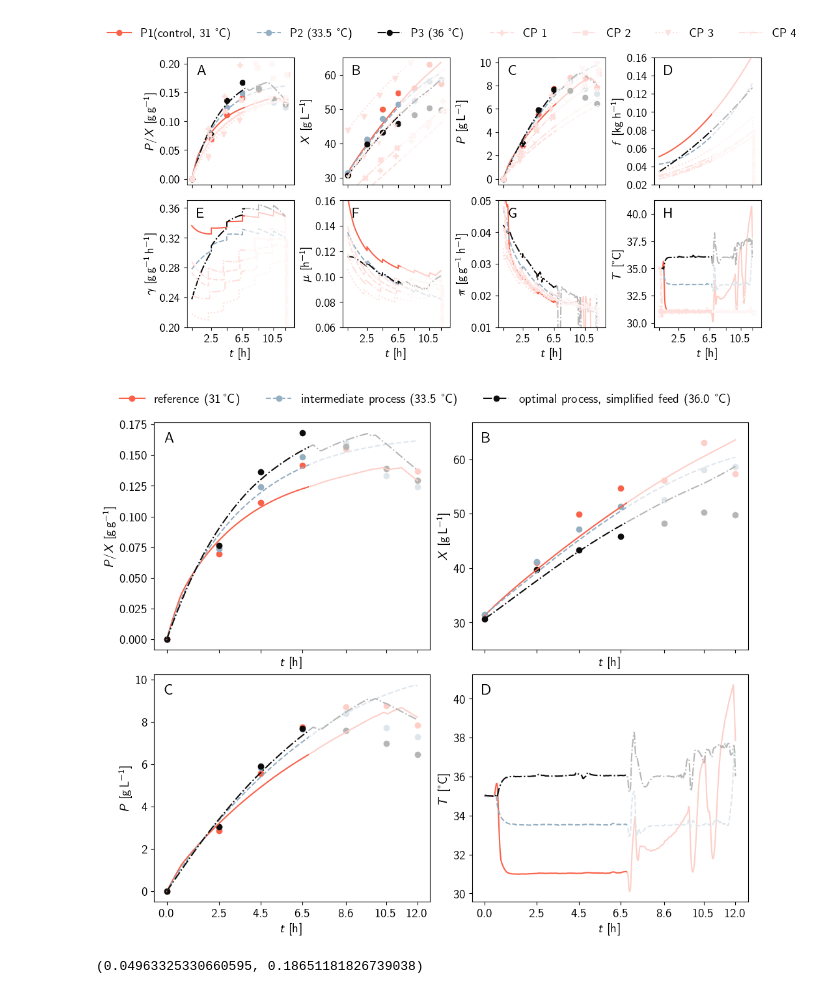
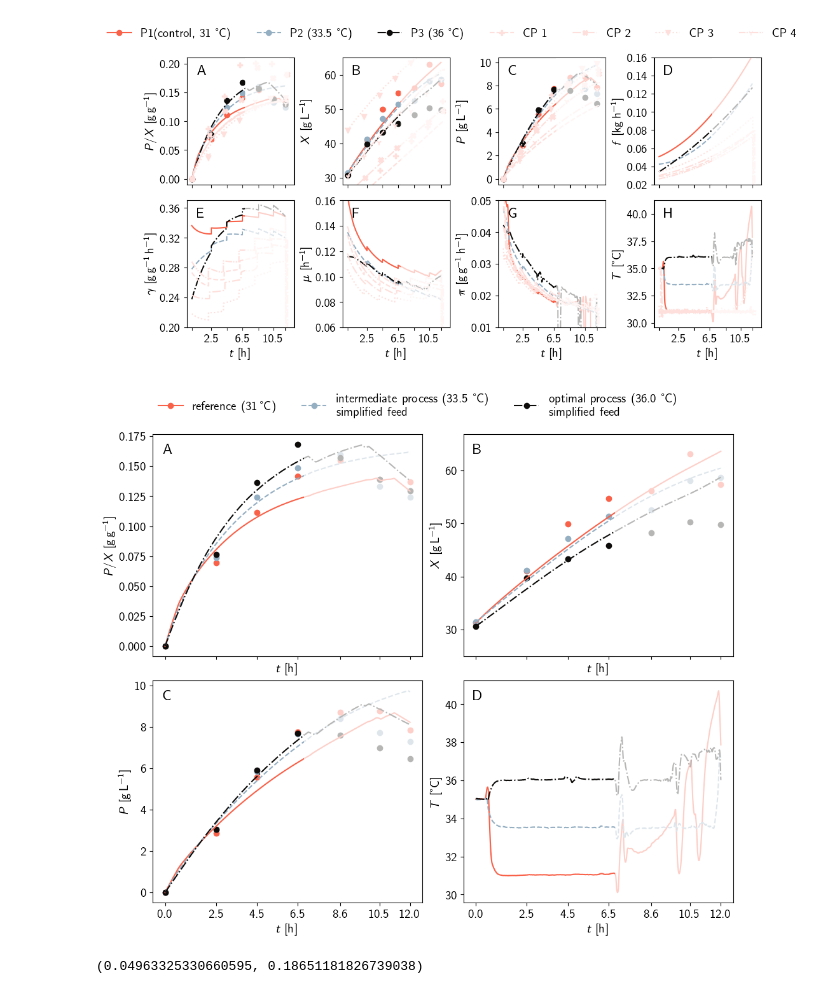
Before and after one commit to gschloegel/OptFed, a Jupyter notebook: code/04_validation.ipynb, the cells around one changed output. Drawn from its saved outputs; the diff is of its cells as text; code cells hidden in the pictures.

Commit message:
plot updata

```diff
--- a/code/04_validation.ipynb
+++ b/code/04_validation.ipynb
@@ -608,35 +608,35 @@ def plot_results_4_plots(
         )
         ax.text(
             0.02,
             0.98,
             name,
             transform=ax.transAxes + trans,
             fontsize="large",
             verticalalignment="top",
             fontfamily="sans",
             bbox=dict(facecolor="none", edgecolor="none", pad=3.0),
         )
 
     if filename is not None:
         plt.savefig(filename, bbox_inches="tight")
     plt.show()
 
 
 plot_results_4_plots(
     [
         df1,
         df2,
         df3,
     ],
     [rates1.df_XPG, rates2.df_XPG, rates3.df_XPG],
-    ["reference (\qty{31}{\celsius})", "intermediate process (33.5 °C)", "optimal process, simplified feed (36.0 °C)"],
+    ["reference (\qty{31}{\celsius})", "intermediate process (33.5 °C)\nsimplified feed", "optimal process (36.0 °C)\nsimplified feed"],
     ls=["-", "--", "-."],
     colors=color_scheme.processes[[0, 3, 4]],
     masked=True,
     filename=f"{fig_path}confirmation_experiments.png",
 )
 # %% [output]
-[figure, old version]
+[figure, new version]
 # %%
 # improvement in the measured values
 
```
Also changed, not shown: 3 other files.
